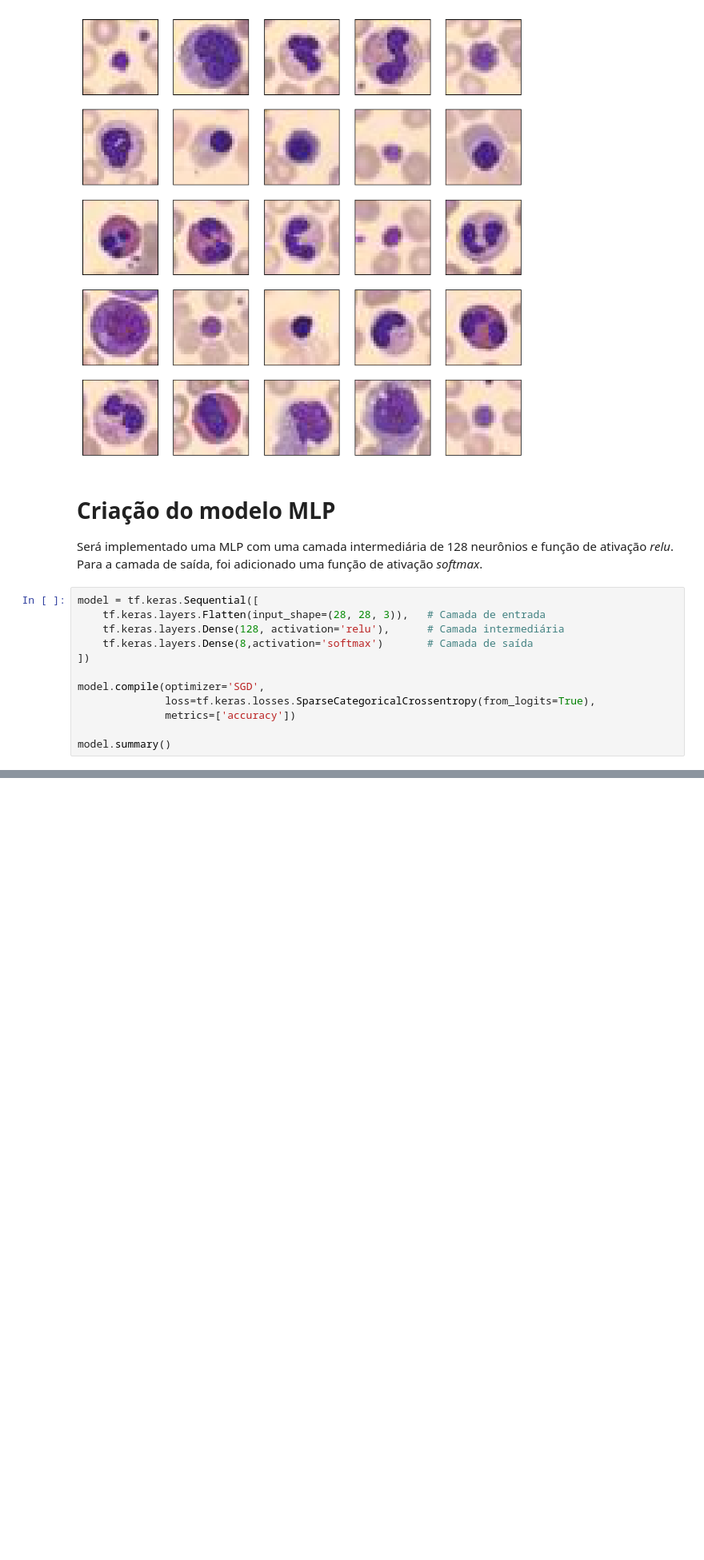
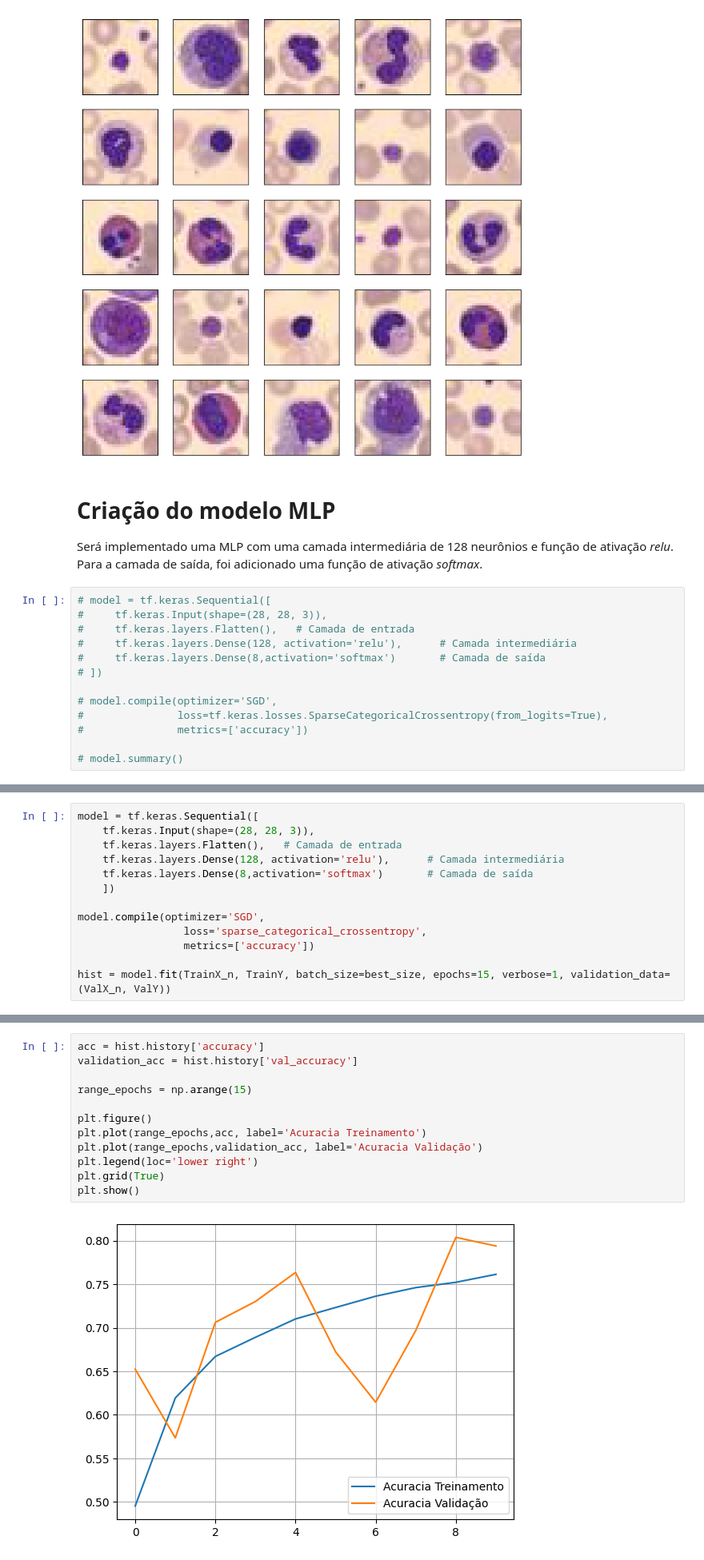
Before and after one commit to Jitesh193/IA048, a Jupyter notebook: EFC3/efc3_175867.ipynb, the cells around one changed output, grey strips where cells are left out. Shown at 80% size. Drawn from its saved outputs; the diff is of its cells as text; blank space fills up the shorter version.

Commit message:
alteracao no modelo

```diff
--- a/EFC3/efc3_175867.ipynb
+++ b/EFC3/efc3_175867.ipynb
@@ -65,14 +65,15 @@ plt.show()
 
 Será implementado uma MLP com uma camada intermediária de 128 neurônios e função de ativação *relu*. Para a camada de saída, foi adicionado uma função de ativação *softmax*.
 # %%
-model = tf.keras.Sequential([
-    tf.keras.layers.Flatten(input_shape=(28, 28, 3)),   # Camada de entrada
-    tf.keras.layers.Dense(128, activation='relu'),      # Camada intermediária
-    tf.keras.layers.Dense(8,activation='softmax')       # Camada de saída
-])
+# model = tf.keras.Sequential([
+#     tf.keras.Input(shape=(28, 28, 3)),
+#     tf.keras.layers.Flatten(),   # Camada de entrada
+#     tf.keras.layers.Dense(128, activation='relu'),      # Camada intermediária
+#     tf.keras.layers.Dense(8,activation='softmax')       # Camada de saída
+# ])
 
-model.compile(optimizer='SGD',
-              loss=tf.keras.losses.SparseCategoricalCrossentropy(from_logits=True),
-              metrics=['accuracy'])
+# model.compile(optimizer='SGD',
+#               loss=tf.keras.losses.SparseCategoricalCrossentropy(from_logits=True),
+#               metrics=['accuracy'])
 
-model.summary()
+# model.summary()
@@ -92,0 +132,13 @@ Model: "sequential"
+# %%
+model = tf.keras.Sequential([
+    tf.keras.Input(shape=(28, 28, 3)),
+    tf.keras.layers.Flatten(),   # Camada de entrada
+    tf.keras.layers.Dense(128, activation='relu'),      # Camada intermediária
+    tf.keras.layers.Dense(8,activation='softmax')       # Camada de saída
+    ])
+
+model.compile(optimizer='SGD',
+                 loss='sparse_categorical_crossentropy',
+                 metrics=['accuracy'])
+
+hist = model.fit(TrainX_n, TrainY, batch_size=best_size, epochs=15, verbose=1, validation_data=(ValX_n, ValY))
@@ -92,0 +163,14 @@ Model: "sequential"
+# %%
+acc = hist.history['accuracy']
+validation_acc = hist.history['val_accuracy']
+
+range_epochs = np.arange(15)
+
+plt.figure()
+plt.plot(range_epochs,acc, label='Acuracia Treinamento')
+plt.plot(range_epochs,validation_acc, label='Acuracia Validação')
+plt.legend(loc='lower right')
+plt.grid(True)
+plt.show()
+# %% [output]
+[figure, added]
```
Also changed, not shown: parts of 4 cells of this notebook.
